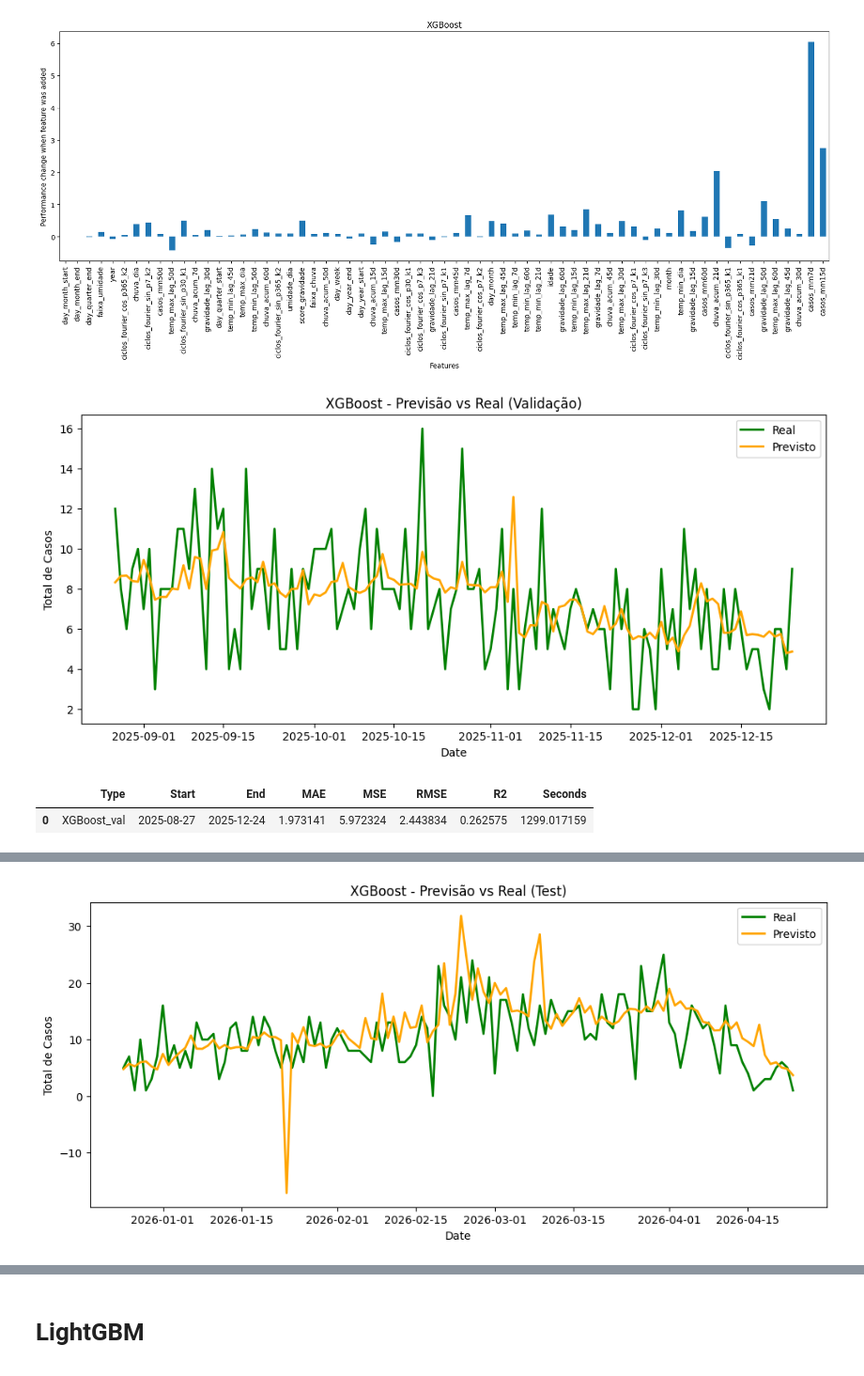
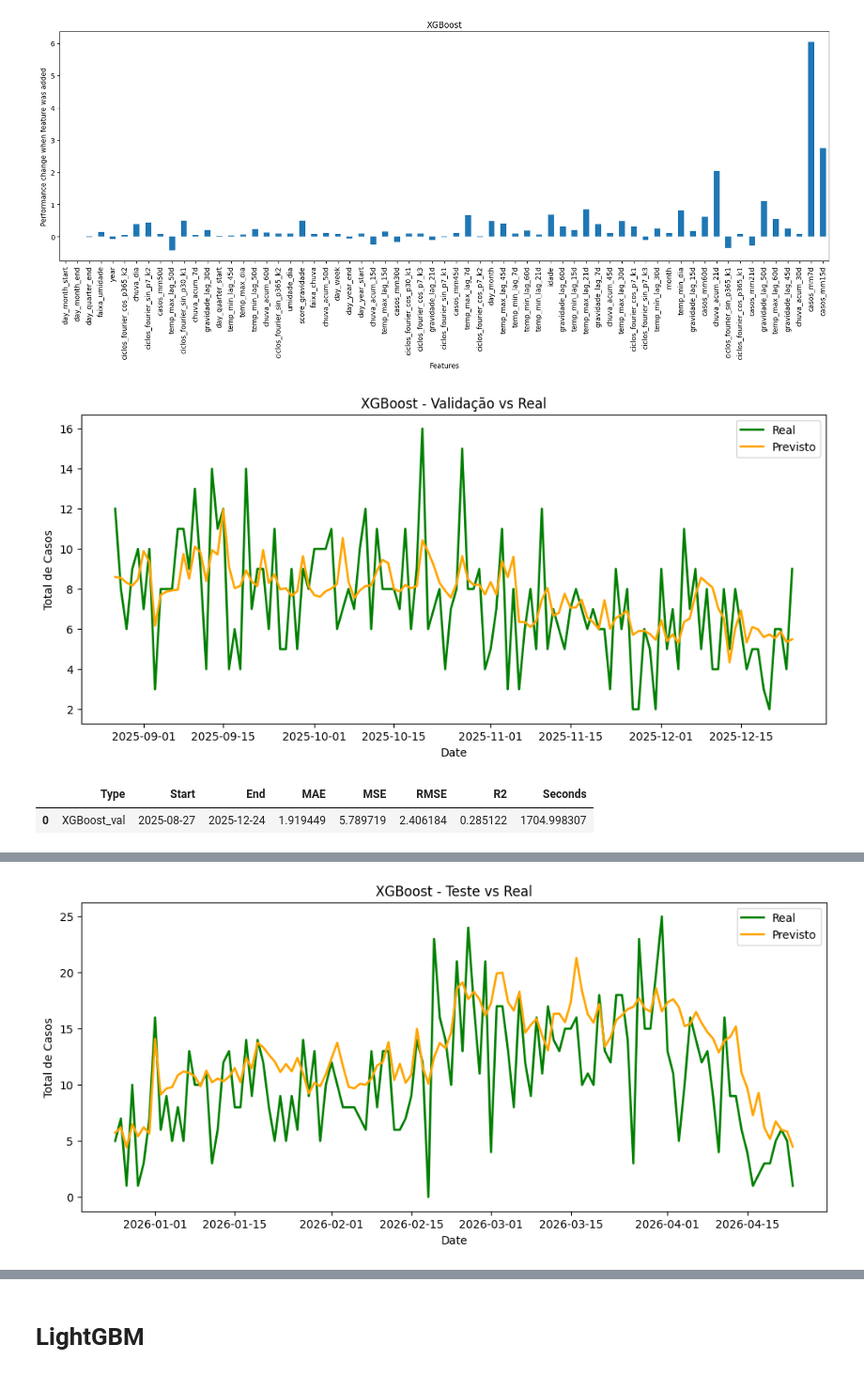
Before and after one commit to luisgustavoullmann/ml_uff, a Jupyter notebook: 4.1_forecast.ipynb, the cells around one changed output, grey strips where cells are left out. Shown at 94% size. Cells and saved outputs as stored; diff of their text form; code cells hidden in the pictures.

```diff
--- a/4.1_forecast.ipynb
+++ b/4.1_forecast.ipynb
@@ -722,9 +714,10 @@ def add_resultado(df_result: pd.DataFrame, forecast_method: str, method_metrics:
 # XGBoost
 # %%
 n_trials = 50
+n_splits=15
 # %%
 start_time = time.time()
 model_name = 'XGBoost'
-y_pred_xg_boost, best_params_xg_boost, feat_selected_xg_boost, model_xg_boost, study = forecasting(X_train_scaled, y_train, X_val_scaled, model_name, n_trials)
+y_pred_xg_boost, best_params_xg_boost, feat_selected_xg_boost, model_xg_boost, study = forecasting(X_train_scaled, y_train, X_val_scaled, model_name, n_trials, n_splits, SEED)
 end_time = time.time()
 # %% [output]
@@ -797,20 +823,20 @@ plt.show()
 plt.figure(figsize=(12,5))
 plt.plot(y_val.index, y_val, label='Real',  color='green', lw=2)
 plt.plot(y_val.index, y_pred_xg_boost, label='Previsto', color='orange', lw=2)
-plt.title(f"{model_name} - Previsão vs Real (Validação)")
+plt.title(f"{model_name} - Validação vs Real")
 plt.xlabel("Date")
 plt.ylabel("Total de Casos")
 plt.legend()
 plt.show()
 # %% [output]
-[figure, old version]
+[figure, new version]
 # %%
 metrics_val = get_erros_metric(y_val, y_pred_xg_boost, (end_time - start_time))
 df_result = add_resultado(df_result, f'{model_name}_val', metrics_val)
 df_result
 # %% [output]
 |  | Type | Start | End | MAE | MSE | RMSE | R2 | Seconds |
-| 0 | XGBoost_val | 2025-08-27 | 2025-12-24 | 1.973141 | 5.972324 | 2.443834 | 0.262575 | 1299.017159 |
+| 0 | XGBoost_val | 2025-08-27 | 2025-12-24 | 1.919449 | 5.789719 | 2.406184 | 0.285122 | 1704.998307 |
 # %%
 X_test_selected = X_test_scaled.drop(columns=feat_selected_xg_boost.features_to_drop_)
 X_test_selected.shape, X_test_selected.columns
@@ -838,14 +864,14 @@ y_pred_final = model_xg_boost.predict(X_test_selected)
 # %%
 plt.figure(figsize=(12,5))
 plt.plot(y_test.index, y_test, label='Real',  color='green', lw=2)
 plt.plot(y_test.index, y_pred_final, label='Previsto', color='orange', lw=2)
-plt.title(f"{model_name} - Previsão vs Real (Test)")
+plt.title(f"{model_name} - Teste vs Real")
 plt.xlabel("Date")
 plt.ylabel("Total de Casos")
 plt.legend()
 plt.show()
 # %% [output]
-[figure, old version]
+[figure, new version]
 # %%
 metrics_test = get_erros_metric(y_test, y_pred_final, (end_time - start_time))
 df_result = add_resultado(df_result, f'{model_name}_test', metrics_test)
```
Also changed, not shown: parts of 64 cells of this notebook, 27 other files.
